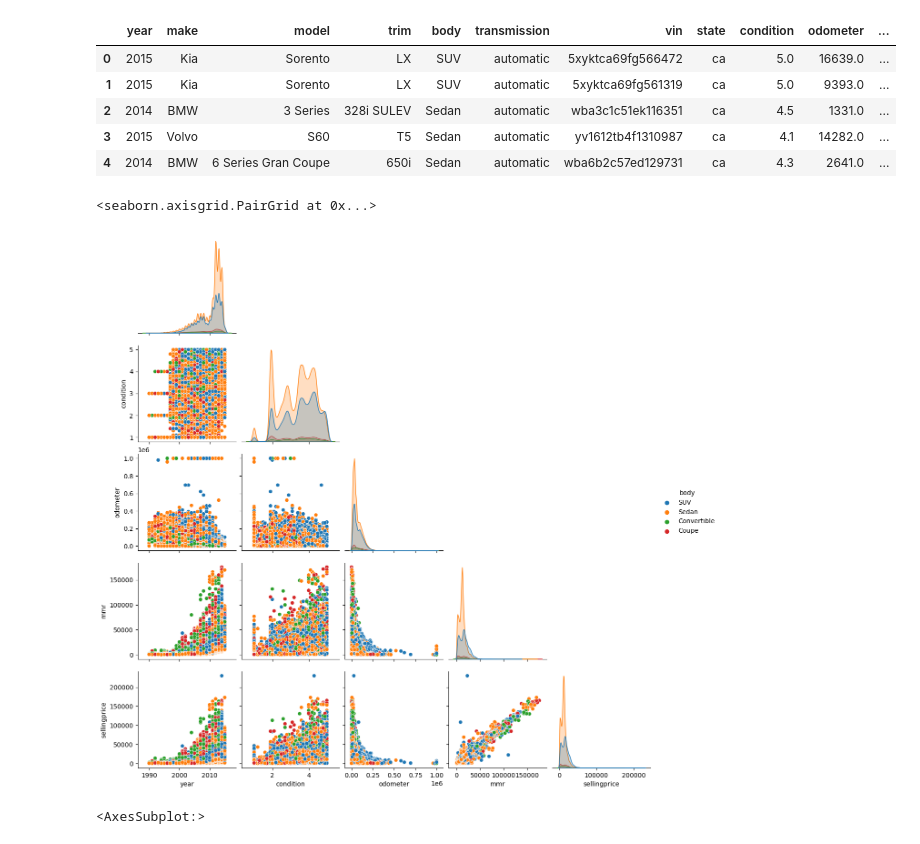
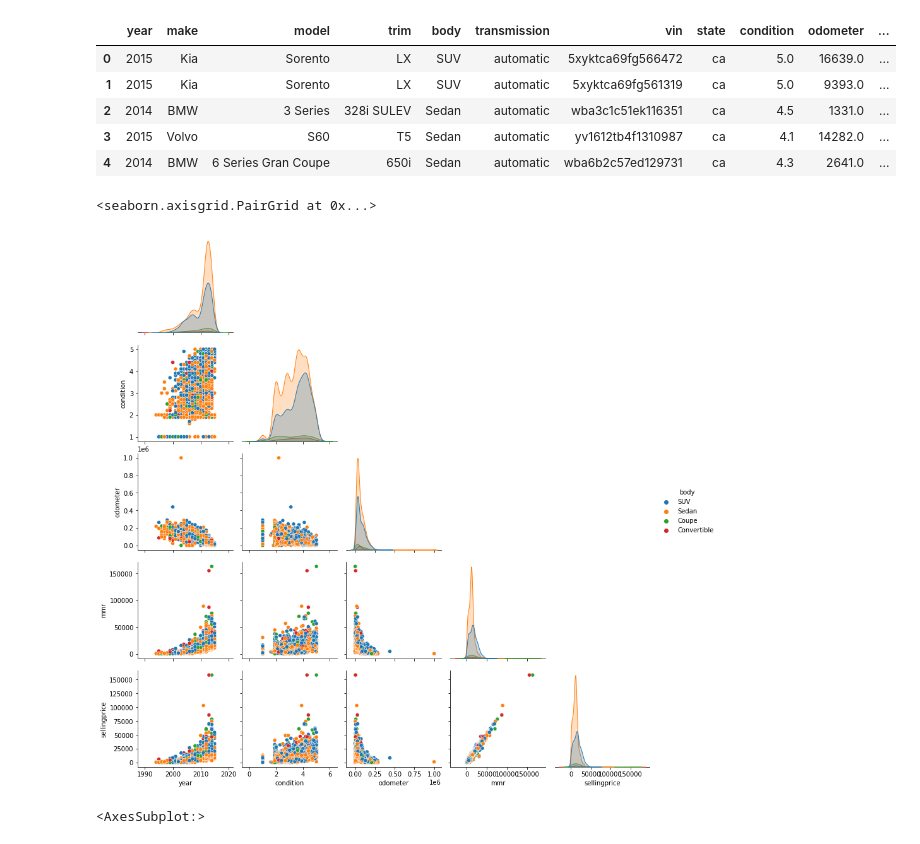
Before and after one commit to naruhikohama/dataviz-python, a Jupyter notebook: final-project.ipynb, the cells around one changed output. Cells and saved outputs as stored; diff of their text form; code cells hidden in the pictures.

```diff
--- a/final-project.ipynb
+++ b/final-project.ipynb
@@ -18,14 +18,14 @@ cars.head()
 # %%
 style_list = ['SUV', 'Sedan', 'Convertible', 'Coupe']
 
 sns.pairplot(
-    cars.query('body in @style_list'),
+    cars.query('body in @style_list').sample(3000),
     corner=True,
     hue='body'
 )
 # %% [output]
 <seaborn.axisgrid.PairGrid at 0x...>
-[figure, old version]
+[figure, new version]
 # %%
 sns.heatmap(
     cars.corr(),
```
Also changed, not shown: parts of 18 cells of this notebook.
